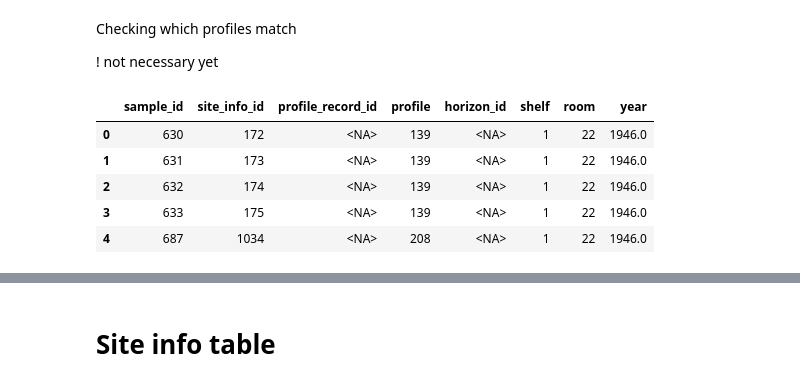
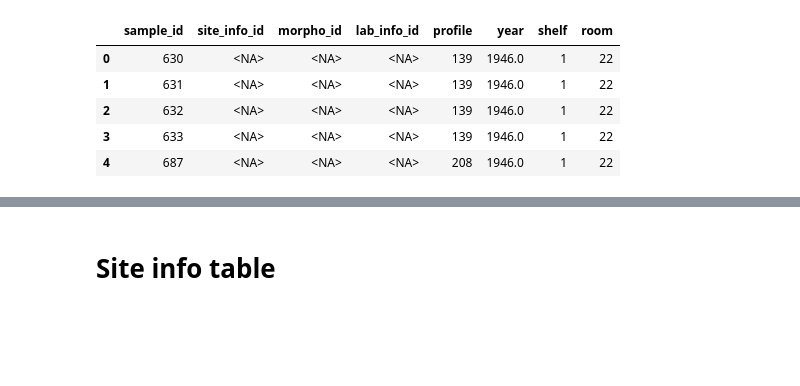
Before and after one commit to inesschwartz/ThesisSoilAngola, a Jupyter notebook: data_cleaning/2_datacleaning.ipynb, the cells around one changed output, grey strips where cells are left out. Saved outputs shown, nothing was run; the diff lists cells and outputs as text; code cells hidden in the pictures; blank space fills up the shorter version.

```diff
--- a/data_cleaning/2_datacleaning.ipynb
+++ b/data_cleaning/2_datacleaning.ipynb
@@ -16,9 +32,0 @@ elemental_analyses = pd.read_excel("/Users/inesschwartz/GreenDataScience/Thesis/
-# %%
-import pandas as pd
-
-# Load original dataset
-samples = pd.read_excel("/Users/inesschwartz/GreenDataScience/Thesis/tables_soil_database/AmostrasAngolaTerrario.xlsx")
-
-# This will show all rows that are duplicates (keep=False shows all duplicates, not just subsequent ones)
-duplicates1 = samples[samples.duplicated('Registo',keep=False)]
-print(duplicates1)
@@ -52,5 +58,5 @@ samples_cleaning = samples.drop(columns=[
 
 # Add empty FK columns
 samples_cleaning['lab_info_id'] = pd.NA
-samples_cleaning['horizon_id'] = pd.NA
-samples_cleaning['profile_record_id'] = pd.NA
+samples_cleaning['morpho_id'] = pd.NA
+samples_cleaning['site_info_id'] = pd.NA
@@ -65,0 +74,22 @@ samples_cleaning.head()
+# %%
+# Ensure consistent types and formatting
+samples_cleaning['profile'] = samples_cleaning['profile'].astype(str).str.replace('/', '_').str.strip().str[:20]
+samples_cleaning['shelf'] = samples_cleaning['shelf'].astype("string")
+
+#formatting site_info_id
+samples_cleaning['site_info_id'] = samples_cleaning['site_info_id'].astype(str).str.replace('/', '_').str.strip().str[:20]
+#formatting morpho_id
+samples_cleaning['morpho_id'] = samples_cleaning['morpho_id'].astype(str).str.strip().str[:20]
+#formatting lab_info_id
+samples_cleaning['lab_info_id'] = samples_cleaning['lab_info_id'].astype(str).str.strip().str[:20]
+# formatting year
+
+# Convert sample_id to string (no truncation unless necessary)
+samples_cleaning['sample_id'] = samples_cleaning['sample_id'].astype(str).str.strip()
+
+# Check for duplicates AFTER conversion
+duplicate_ids = samples_cleaning[samples_cleaning.duplicated('sample_id', keep=False)]
+print("🔍 Duplicate sample_id values:")
+print(duplicate_ids[['sample_id']])
+
+samples_cleaning1 = samples_cleaning
@@ -102,25 +114,21 @@ Index: []
-# %% [markdown]
-Checking which profiles match
-
-! not necessary yet
 # %%
 # Reorder to match DB schema
 samples_check = samples_cleaning1[[
     'sample_id',
     'site_info_id',
-    'profile_record_id',
+    'morpho_id',
+    'lab_info_id',
     'profile',
-    'horizon_id',
+    'year',
     'shelf',
-    'room',
-    'year'
+    'room'
 ]]
 
 samples_check.head()
 # %% [output]
-|  | sample_id | site_info_id | profile_record_id | profile | horizon_id | shelf | room | year |
-| 0 | 630 | 172 | <NA> | 139 | <NA> | 1 | 22 | 1946.0 |
-| 1 | 631 | 173 | <NA> | 139 | <NA> | 1 | 22 | 1946.0 |
-| 2 | 632 | 174 | <NA> | 139 | <NA> | 1 | 22 | 1946.0 |
-| 3 | 633 | 175 | <NA> | 139 | <NA> | 1 | 22 | 1946.0 |
-| 4 | 687 | 1034 | <NA> | 208 | <NA> | 1 | 22 | 1946.0 |
+|  | sample_id | site_info_id | morpho_id | lab_info_id | profile | year | shelf | room |
+| 0 | 630 | <NA> | <NA> | <NA> | 139 | 1946.0 | 1 | 22 |
+| 1 | 631 | <NA> | <NA> | <NA> | 139 | 1946.0 | 1 | 22 |
+| 2 | 632 | <NA> | <NA> | <NA> | 139 | 1946.0 | 1 | 22 |
+| 3 | 633 | <NA> | <NA> | <NA> | 139 | 1946.0 | 1 | 22 |
+| 4 | 687 | <NA> | <NA> | <NA> | 208 | 1946.0 | 1 | 22 |
```
Also changed, not shown: parts of 109 cells of this notebook.
